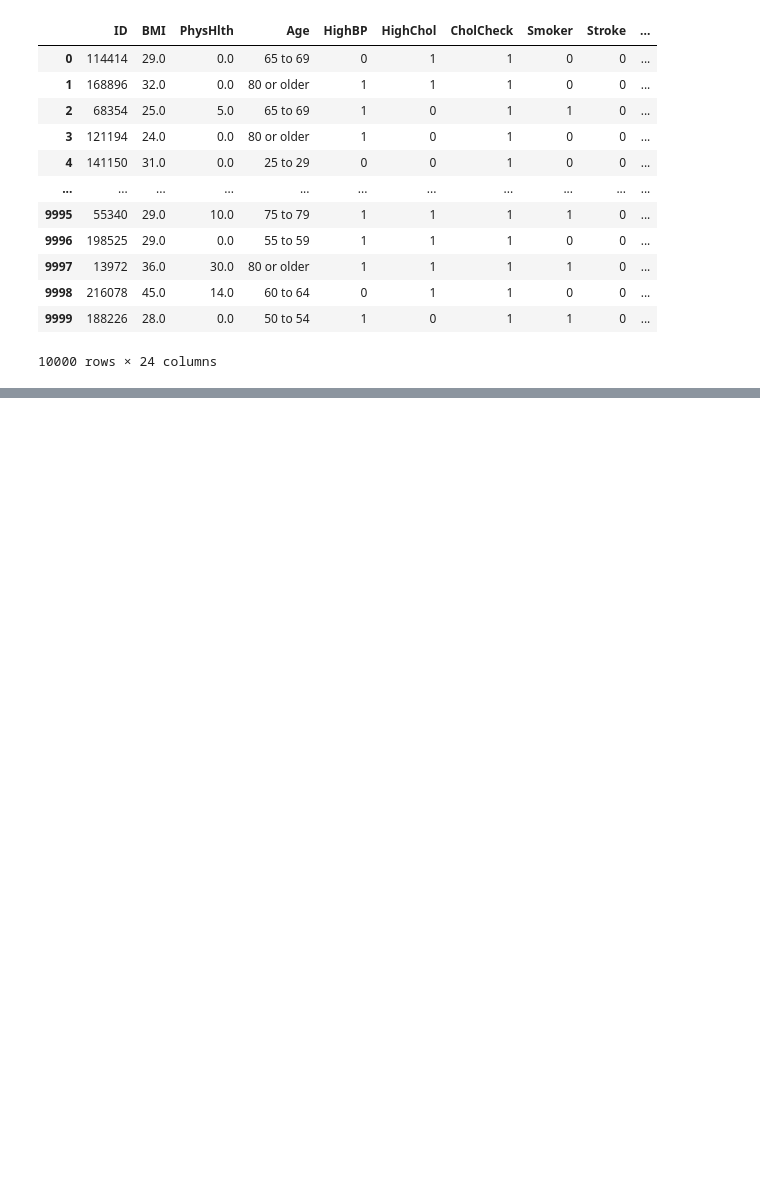
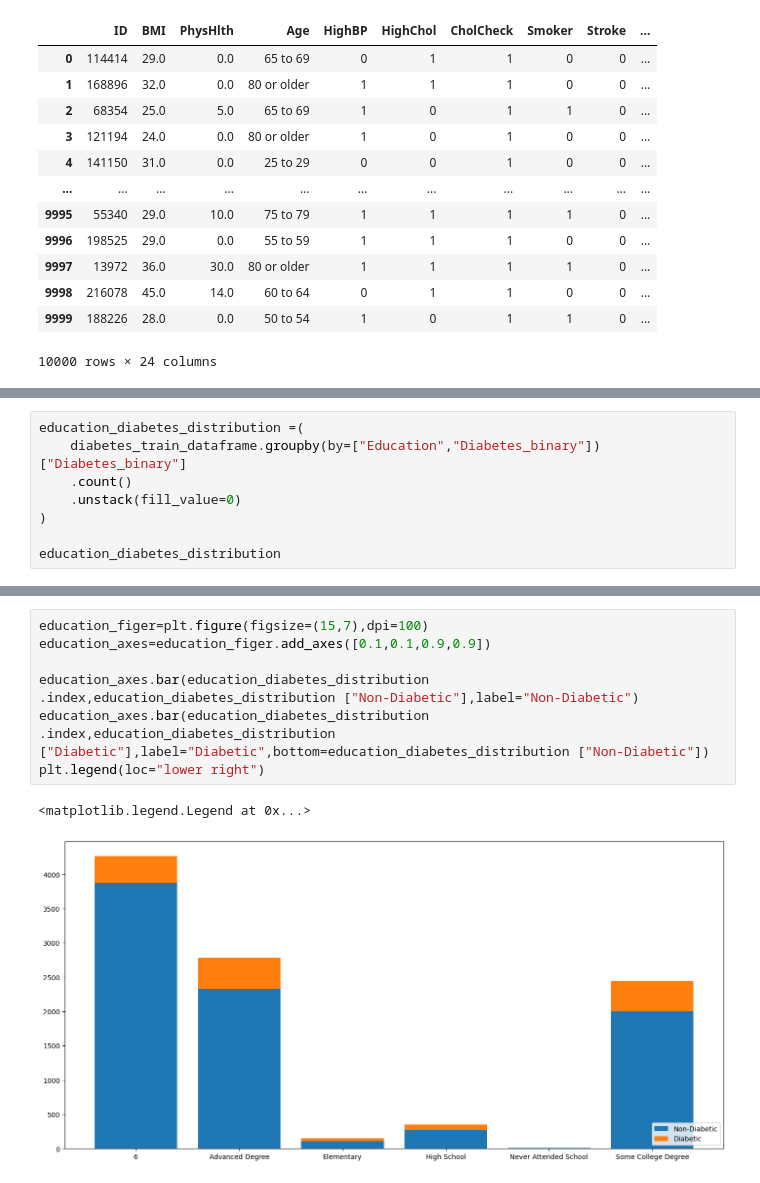
Before and after one commit to amjadAwad95/diabetes-prediction, a Jupyter notebook: src/EDA.ipynb, the cells around one changed output, grey strips where cells are left out. Drawn from its saved outputs; the diff is of its cells as text; blank space fills up the shorter version.

```diff
--- a/src/EDA.ipynb
+++ b/src/EDA.ipynb
@@ -217,0 +270,8 @@ diabetes_train_dataframe
+# %%
+education_diabetes_distribution =(
+    diabetes_train_dataframe.groupby(by=["Education","Diabetes_binary"])["Diabetes_binary"]
+    .count()
+    .unstack(fill_value=0)
+)
+
+education_diabetes_distribution
@@ -217,0 +287,10 @@ diabetes_train_dataframe
+# %%
+education_figer=plt.figure(figsize=(15,7),dpi=100)
+education_axes=education_figer.add_axes([0.1,0.1,0.9,0.9])
+
+education_axes.bar(education_diabetes_distribution .index,education_diabetes_distribution ["Non-Diabetic"],label="Non-Diabetic")
+education_axes.bar(education_diabetes_distribution .index,education_diabetes_distribution ["Diabetic"],label="Diabetic",bottom=education_diabetes_distribution ["Non-Diabetic"])
+plt.legend(loc="lower right")
+# %% [output]
+<matplotlib.legend.Legend at 0x...>
+[figure, added]
```
Also changed, not shown: parts of 7 cells of this notebook.
